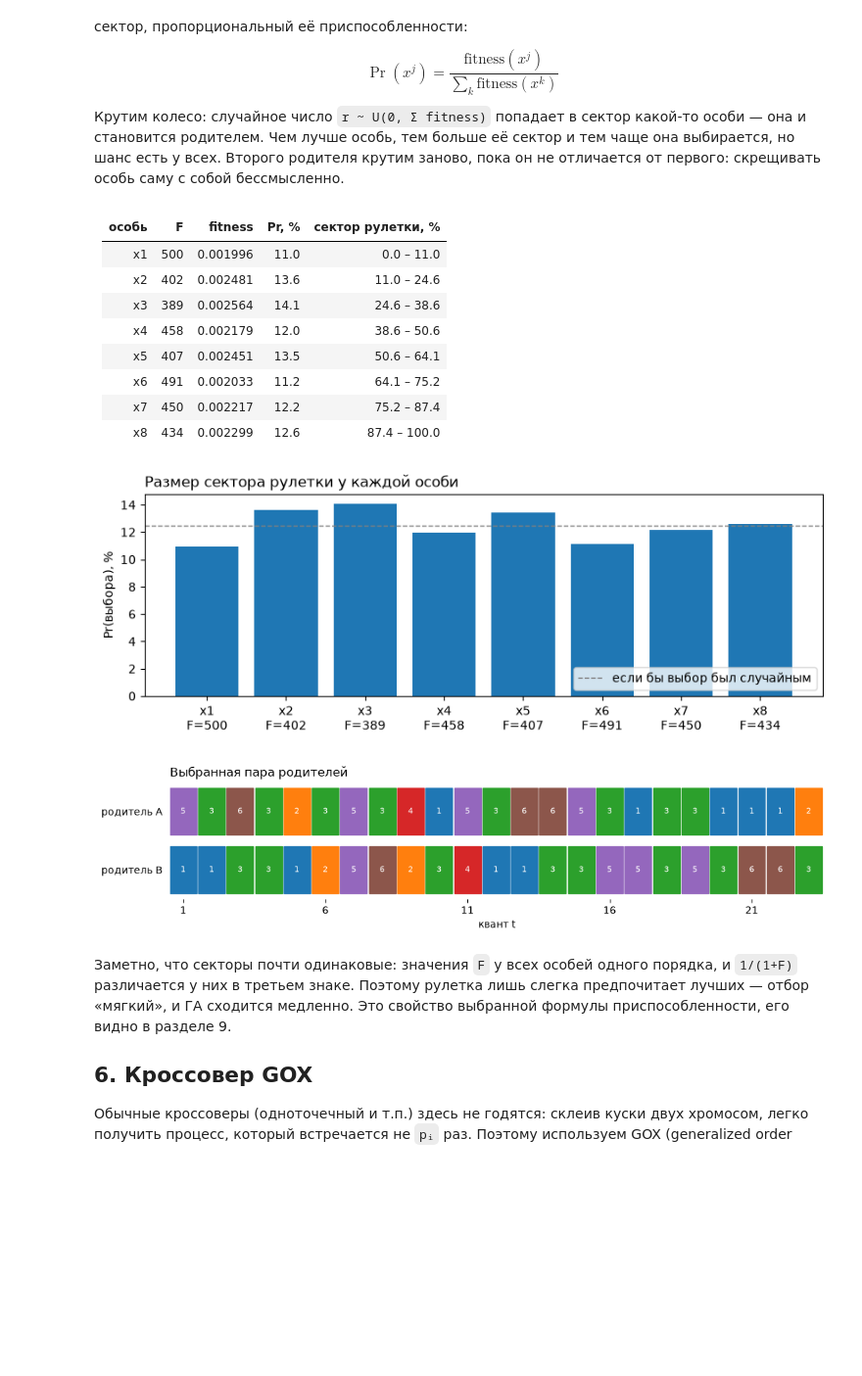
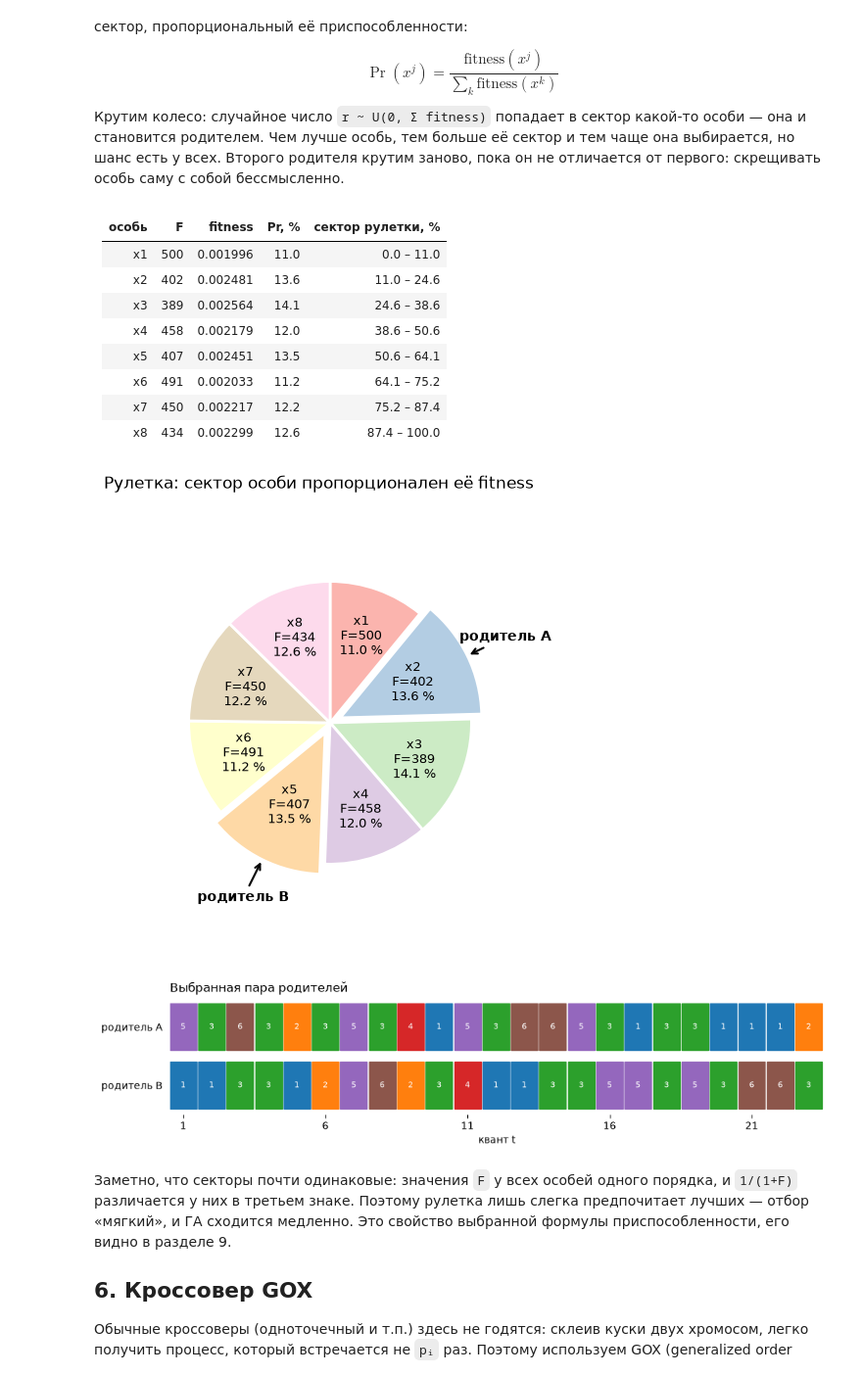
Before and after one commit to ada-dmitry/genalgo_processor, a Jupyter notebook: main.ipynb, the cells around one changed output. Shown at 98% size. Saved outputs shown, nothing was run; the diff lists cells and outputs as text; code cells hidden in the pictures; blank space fills up the shorter version.

```diff
--- a/main.ipynb
+++ b/main.ipynb
@@ -229,9 +333,9 @@ def plot_gantt(
 # %% [markdown]
 Пример: первая случайная особь для тестового набора.
 # %%
-rng = random.Random(2)
+rng = random.Random(PARAMS.seed)
 x1 = generate_individual(gene_pool(PROCESSES), rng)
-print("x =", *x1)
-print("допустима:", is_valid(x1, PROCESSES))
+show_table(["t", *(str(t) for t in range(1, len(x1) + 1))], [["xₜ", *x1]])
+display(Markdown(f"**допустима:** {'да' if is_valid(x1, PROCESSES) else 'нет'}"))
 plot_chromosomes([("x", x1)], "Случайная особь: номер процесса в каждом кванте")
 # %% [output]
@@ -251,11 +357,11 @@ $$\text{fitness}(x) = \frac{1}{1 + F(x)}$$
 def completion_times(
     x: Sequence[int], processes: Sequence[Process]
 ) -> dict[int, tuple[int, int]]:
-    """{id: (Eᵢ, Cᵢ)}: Eᵢ — номер (с 1) последнего кванта Pᵢ, Cᵢ = Eᵢ + ioᵢ."""
+    """{id: (Eᵢ, Cᵢ)}: Eᵢ — номер (с 1) последнего кванта Pᵢ, Cᵢ = Eᵢ + dᵢ."""
     last: dict[int, int] = {}
     for t, i in enumerate(x, start=1):
         last[i] = t
-    return {pr.id: (last[pr.id], last[pr.id] + pr.io) for pr in processes}
+    return {pr.id: (last[pr.id], last[pr.id] + pr.d) for pr in processes}
 
 
 def objective(x: Sequence[int], processes: Sequence[Process]) -> int:
@@ -273,7 +379,7 @@ def fitness(x: Sequence[int], processes: Sequence[Process]) -> float:
 
 times = completion_times(x1, PROCESSES)
 show_table(
-    ["Процесс", "Eᵢ", "Cᵢ = Eᵢ + ioᵢ", "qᵢ·Cᵢ"],
+    ["Процесс", "Eᵢ", "Cᵢ = Eᵢ + dᵢ", "qᵢ·Cᵢ"],
     [
         [f"P{pr.id}", times[pr.id][0], times[pr.id][1], pr.q * times[pr.id][1]]
         for pr in PROCESSES
@@ -299,7 +405,10 @@ F(x) = 454,  fitness(x) = 0.002198
 популяции описываем средней и лучшей приспособленностью особей.
 # %%
 def generate_population(
-    processes: Sequence[Process], size: int, rng: random.Random, max_attempts: int = 100
+    processes: Sequence[Process],
+    size: int,
+    rng: random.Random,
+    max_attempts: int = PARAMS.unique_attempts,
 ) -> list[Individual]:
     """Популяция из `size` особей. Повторы по возможности не добавляются:
     если `max_attempts` подряд попыток дали дубликат, дубликат принимается
@@ -323,6 +432,7 @@ def population_fitness(fits: Sequence[float]) -> tuple[float, float]:
     return sum(fits) / len(fits), max(fits)
 
 
+# для наглядности популяция здесь маленькая; в самом ГА её размер — PARAMS.population_size
 population = generate_population(PROCESSES, size=8, rng=rng)
 fits = [fitness(x, PROCESSES) for x in population]
 f_vals = [objective(x, PROCESSES) for x in population]
@@ -376,7 +486,7 @@ def select_parents(
     population: Sequence[Individual],
     fits: Sequence[float],
     rng: random.Random,
-    max_attempts: int = 100,
+    max_attempts: int = PARAMS.parent_attempts,
 ) -> tuple[Individual, Individual]:
     """Пара родителей: второй крутится заново, пока не отличается от первого. Если за
     `max_attempts` попыток различной особи не нашлось (все особи одинаковы) — принимаем как есть."""
@@ -393,51 +503,91 @@ cum = list(itertools.accumulate(probs))
 show_table(
     ["особь", "F", "fitness", "Pr, %", "сектор рулетки, %"],
     [
         [
             f"x{j + 1}",
             f_vals[j],
             f"{fits[j]:.6f}",
             f"{probs[j] * 100:.1f}",
             f"{(cum[j] - probs[j]) * 100:.1f} – {cum[j] * 100:.1f}",
         ]
         for j in range(len(population))
     ],
 )
 
-fig, ax = plt.subplots(figsize=(10, 3))
-ax.bar(
-    [f"x{j + 1}\nF={f}" for j, f in enumerate(f_vals)],
-    [p * 100 for p in probs],
-    color="tab:blue",
-)
-ax.axhline(
-    100 / len(population),
-    color="grey",
-    ls="--",
-    lw=1,
-    label="если бы выбор был случайным",
-)
-ax.set_ylabel("Pr(выбора), %")
-ax.set_title("Размер сектора рулетки у каждой особи", loc="left")
-ax.legend(loc="lower right")
-plt.show()
+
+def plot_roulette(
+    probs: Sequence[float], labels: Sequence[str], chosen: dict[str, int]
+) -> None:
+    """Колесо рулетки: сектор j занимает долю probs[j] круга. chosen — {подпись: номер особи}:
+    эти секторы выдвинуты из колеса и отмечены стрелкой."""
+    _, ax = plt.subplots(figsize=(6, 6))
+    colors = plt.get_cmap("Pastel1").colors
+    marked = {j: name for name, j in chosen.items()}
+    start = 90.0  # от «12 часов» по часовой стрелке
+    for j, p in enumerate(probs):
+        theta1, theta2 = start - 360 * p, start
+        mid = math.radians((theta1 + theta2) / 2)
+        dx, dy = math.cos(mid), math.sin(mid)
+        shift = 0.08 if j in marked else 0.0
+        ax.add_patch(
+            Wedge(
+                (shift * dx, shift * dy),
+                1,
+                theta1,
+                theta2,
+                facecolor=colors[j % len(colors)],
+                edgecolor="white",
+                lw=2,
+            )
+        )
+        ax.text(
+            0.65 * dx,
+            0.65 * dy,
+            f"{labels[j]}\n{p * 100:.1f} %",
+            ha="center",
+            va="center",
+            fontsize=9,
+        )
+        if j in marked:
+            ax.annotate(
+                f"родитель {marked[j]}",
+                xy=(1.08 * dx, 1.08 * dy),
+                xytext=(1.38 * dx, 1.38 * dy),
+                ha="center",
+                va="center",
+                fontweight="bold",
+                arrowprops={"arrowstyle": "->", "lw": 1.5},
+            )
+        start = theta1
+    ax.set_xlim(-1.6, 1.6)
+    ax.set_ylim(-1.6, 1.6)
+    ax.set_aspect("equal")
+    ax.axis("off")
+    ax.set_title("Рулетка: сектор особи пропорционален её fitness", loc="left")
+    plt.show()
+
 
 parent_a, parent_b = select_parents(population, fits, rng)
+plot_roulette(
+    probs,
+    [f"x{j + 1}\nF={f}" for j, f in enumerate(f_vals)],
+    {"A": population.index(parent_a), "B": population.index(parent_b)},
+)
 plot_chromosomes(
     [("родитель A", parent_a), ("родитель B", parent_b)], "Выбранная пара родителей"
 )
 # %% [output]
 | особь | F | fitness | Pr, % | сектор рулетки, % |
 |---|---|---|---|---|
 | x1 | 500 | 0.001996 | 11.0 | 0.0 – 11.0 |
 | x2 | 402 | 0.002481 | 13.6 | 11.0 – 24.6 |
 | x3 | 389 | 0.002564 | 14.1 | 24.6 – 38.6 |
 | x4 | 458 | 0.002179 | 12.0 | 38.6 – 50.6 |
 | x5 | 407 | 0.002451 | 13.5 | 50.6 – 64.1 |
 | x6 | 491 | 0.002033 | 11.2 | 64.1 – 75.2 |
 | x7 | 450 | 0.002217 | 12.2 | 75.2 – 87.4 |
 | x8 | 434 | 0.002299 | 12.6 | 87.4 – 100.0 |
-[figure, old version]
+[figure, new version]
 [figure]
 # %% [markdown]
 Заметно, что секторы почти одинаковые: значения `F` у всех особей одного порядка, и `1/(1+F)`
```
Also changed, not shown: parts of 22 cells of this notebook, 1 other file.
